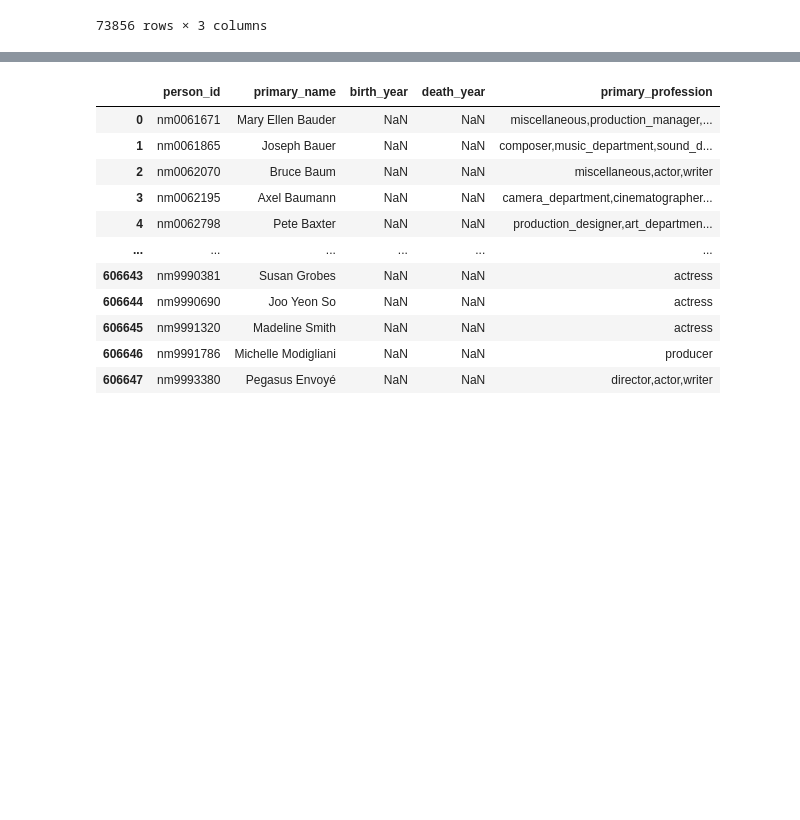
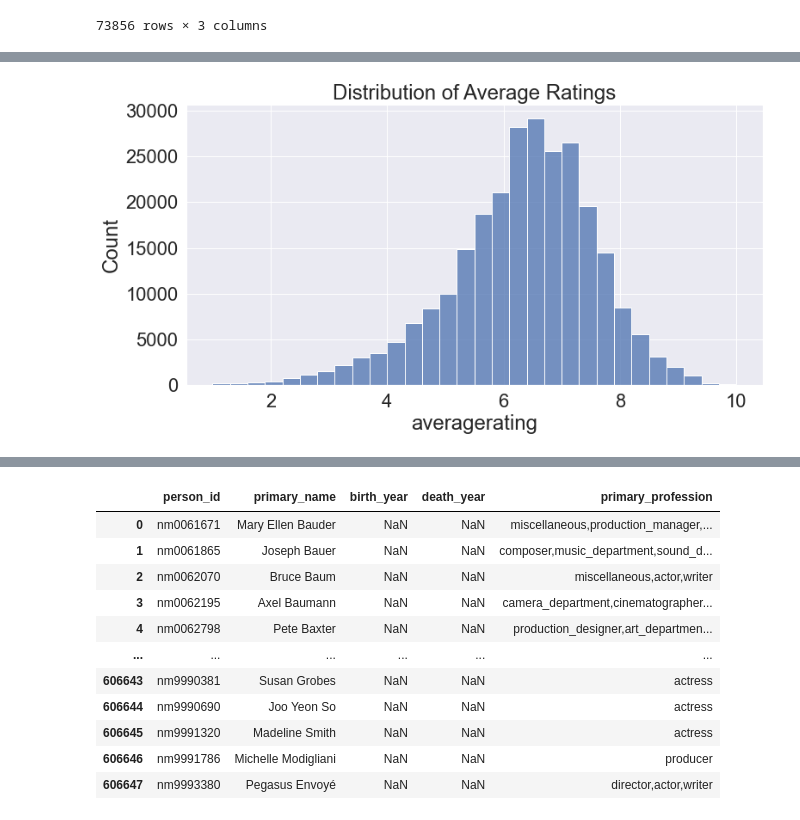
Before and after one commit to jaeminlee95/Semester1_Capstone_Group_3, a Jupyter notebook: student.ipynb, the cells around one changed output, grey strips where cells are left out. Saved outputs shown, nothing was run; the diff lists cells and outputs as text; code cells hidden in the pictures; blank space fills up the shorter version.

```diff
--- a/student.ipynb
+++ b/student.ipynb
@@ -141,0 +179,3 @@ movies_genre
+# %%
+# categorize the None generes as "N/A"
+movies_df['genres'] = movies_df['genres'].fillna("N/A")
@@ -141,0 +202,7 @@ movies_genre
+# %%
+# distribution of average ratings
+fig, ax = plt.subplots(figsize=(12,6))
+sns.set(font_scale=2)
+sns.histplot(movies_df['averagerating'], ax=ax, bins=30).set(title="Distribution of Average Ratings");
+# %% [output]
+[figure, added]
```
Also changed, not shown: parts of 28 cells of this notebook.
